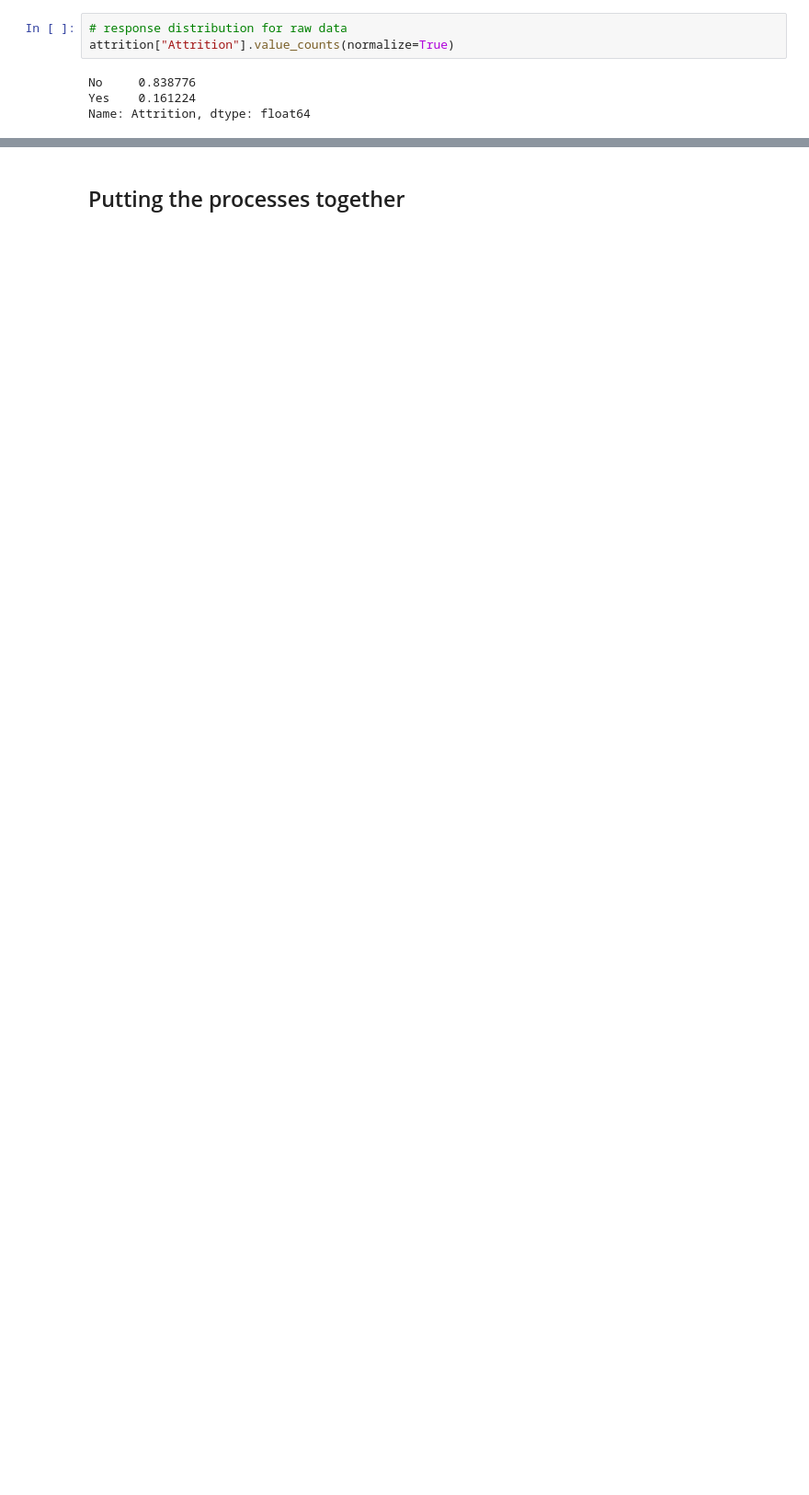
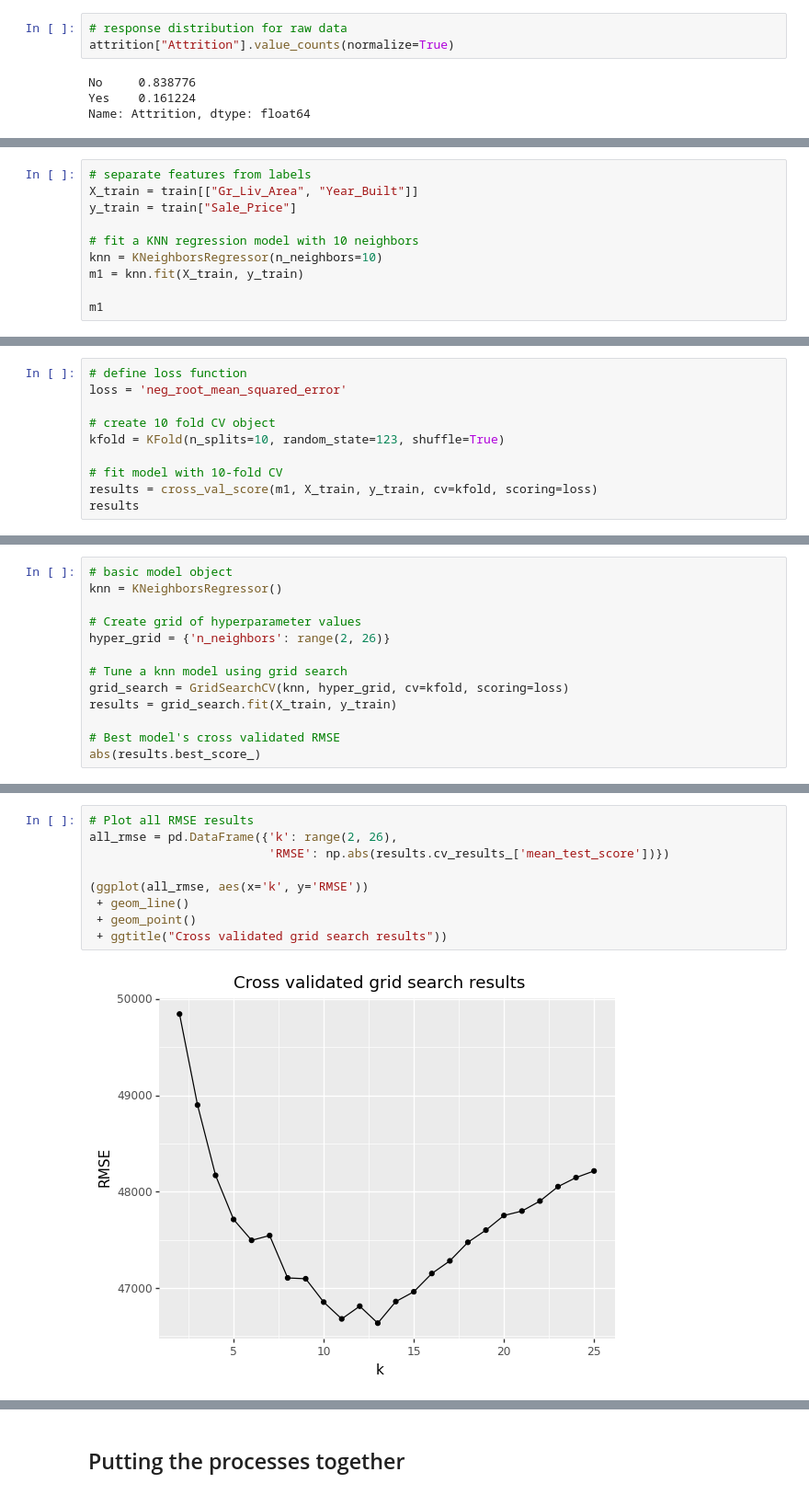
Before and after one commit to timiogunmakin/misk-homl, a Jupyter notebook: materials/Python/02-modeling-process.ipynb, the cells around one changed output, grey strips where cells are left out. Shown at 92% size. Drawn from its saved outputs; the diff is of its cells as text; blank space fills up the shorter version.

```diff
--- a/materials/Python/02-modeling-process.ipynb
+++ b/materials/Python/02-modeling-process.ipynb
@@ -76,0 +75,10 @@ Name: Attrition, dtype: float64
+# %%
+# separate features from labels
+X_train = train[["Gr_Liv_Area", "Year_Built"]]
+y_train = train["Sale_Price"]
+
+# fit a KNN regression model with 10 neighbors
+knn = KNeighborsRegressor(n_neighbors=10)
+m1 = knn.fit(X_train, y_train)
+
+m1
@@ -76,0 +131,10 @@ Name: Attrition, dtype: float64
+# %%
+# define loss function
+loss = 'neg_root_mean_squared_error'
+
+# create 10 fold CV object
+kfold = KFold(n_splits=10, random_state=123, shuffle=True)
+
+# fit model with 10-fold CV
+results = cross_val_score(m1, X_train, y_train, cv=kfold, scoring=loss)
+results
@@ -76,0 +175,13 @@ Name: Attrition, dtype: float64
+# %%
+# basic model object
+knn = KNeighborsRegressor()
+
+# Create grid of hyperparameter values
+hyper_grid = {'n_neighbors': range(2, 26)}
+
+# Tune a knn model using grid search
+grid_search = GridSearchCV(knn, hyper_grid, cv=kfold, scoring=loss)
+results = grid_search.fit(X_train, y_train)
+
+# Best model's cross validated RMSE
+abs(results.best_score_)
@@ -76,0 +195,11 @@ Name: Attrition, dtype: float64
+# %%
+# Plot all RMSE results
+all_rmse = pd.DataFrame({'k': range(2, 26),
+                         'RMSE': np.abs(results.cv_results_['mean_test_score'])})
+
+(ggplot(all_rmse, aes(x='k', y='RMSE'))
+ + geom_line()
+ + geom_point()
+ + ggtitle("Cross validated grid search results"))
+# %% [output]
+[figure, added]
```
Also changed, not shown: parts of 37 cells of this notebook, 11 other files.
